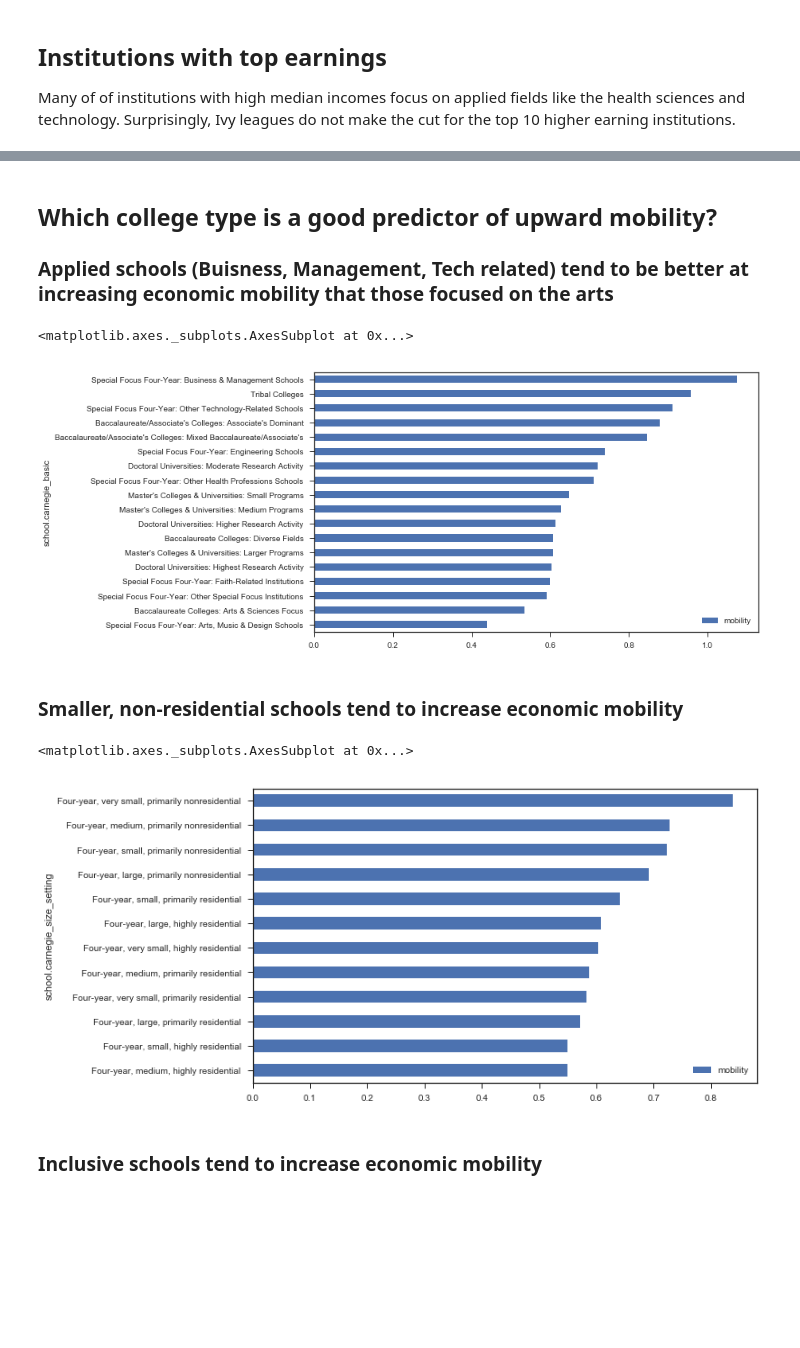
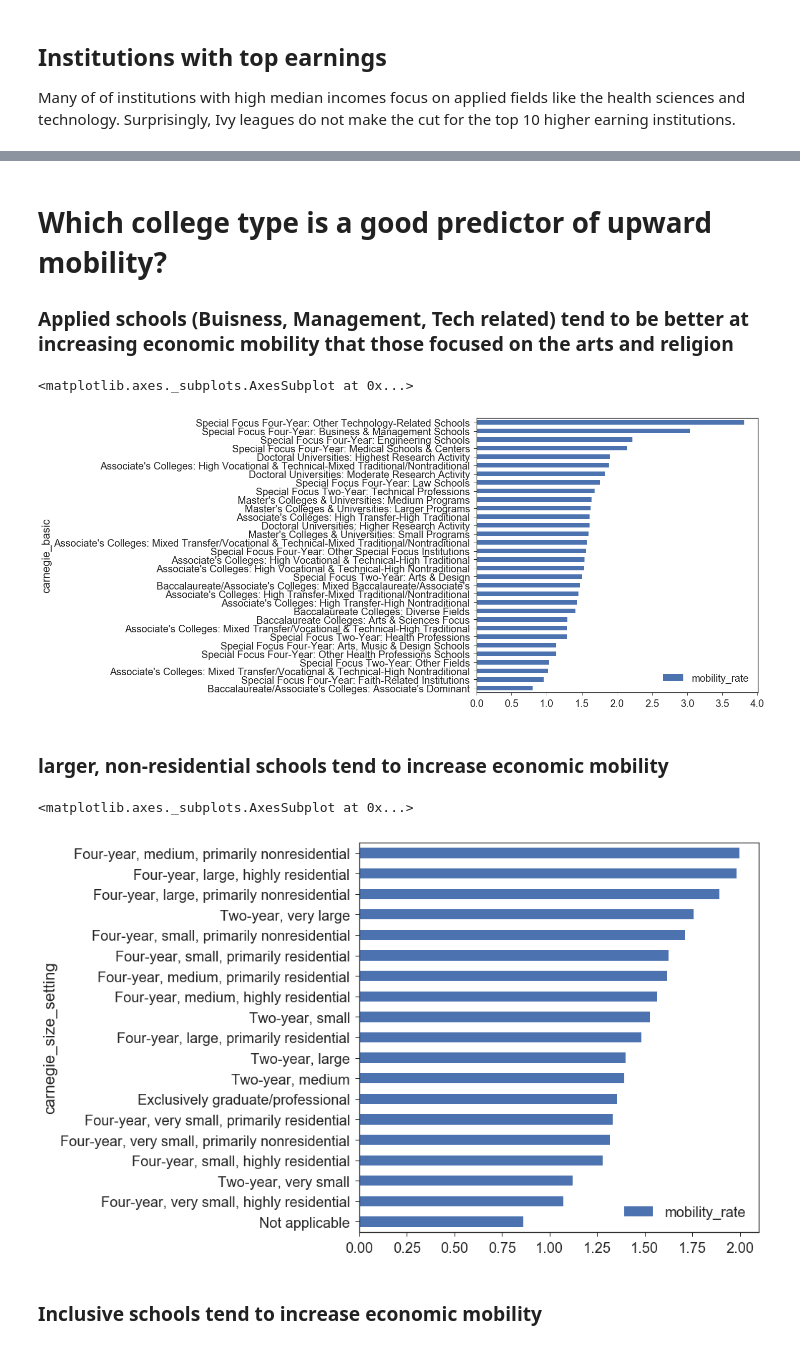
Before and after one commit to tjogesh/CollegeUpwardMobility, a Jupyter notebook: CollegeUpwardMobility.ipynb, the cells around one changed output, grey strips where cells are left out. Saved outputs shown, nothing was run; the diff lists cells and outputs as text; code cells hidden in the pictures; blank space fills up the shorter version.

```diff
--- a/CollegeUpwardMobility.ipynb
+++ b/CollegeUpwardMobility.ipynb
@@ -379,0 +222,4 @@ df_2009_ug.sort_values('debt_income_ratio', ascending =False)[['school.name_x','
+# %%
+mobility_EOP = pd.read_csv("http://www.equality-of-opportunity.org/data/college/mrc_table1.csv")
+#combing dataframes by either names or id -- neither is consistant amongst the two dataframes
+allschools_EOP_df= pd.merge(allschools_df, mobility_EOP, left_on='super_opeid', right_on='super_opeid')
@@ -379,0 +259,3 @@ df_2009_ug.sort_values('debt_income_ratio', ascending =False)[['school.name_x','
+# %%
+#main dataset
+df_2013_full = pd.merge(df_2013_imputed, allschools_EOP_df, left_on='id', right_on='id')
@@ -379,0 +264,5 @@ df_2009_ug.sort_values('debt_income_ratio', ascending =False)[['school.name_x','
+# %%
+
+colnames = pd.read_csv('colnames.csv')
+colnames_dict = dict(zip(colnames['old'], colnames['new']))
+df_2013_full.rename(columns=colnames_dict, inplace=True)
@@ -379,0 +271,26 @@ df_2009_ug.sort_values('debt_income_ratio', ascending =False)[['school.name_x','
+# %%
+#minority_serving
+df_2013_full['minority_serving']= \
+df_2013_full['minority_serving_hispanic']+ \
+df_2013_full['minority_serving_predominantly_black']+ \
+df_2013_full['minority_serving_historically_black']+ \
+df_2013_full['minority_serving_tribal']+ \
+df_2013_full['minority_serving_aanipi']+ \
+df_2013_full['minority_serving_annh']
+#df_2013_full['minority_serving'][df_2013_full.minority_serving>1]=1
+
+# % underrep moniorities
+df_2013_full['underrep_minorities'] = \
+df_2013_full['prop_black'] +\
+df_2013_full['prop_hispanic'] + \
+df_2013_full['prop_pacific_islander'] + \
+df_2013_full['prop_native_american'] \
+
+#calculate how much more students earn on average after attending the college
+df_2013_full['debt_income_ratio'] = \
+df_2013_full['median_debt_completers_overall']/df_2013_full['median_earnings_in_10_yrs']
+
+# % underrep moniorities in neighbourhood
+df_2013_full['underrep_minorities_census'] = \
+df_2013_full['prop_black_homes_in_neighborhood'] +\
+df_2013_full['prop_hispanic_homes_in_neighborhood']
@@ -430,21 +710,21 @@ See the caveats in the documentation: http://pandas.pydata.org/pandas-docs/stabl
 # %% [markdown]
-## Which college type is a good predictor of upward mobility?
+# Which college type is a good predictor of upward mobility?
 
-### Applied schools (Buisness, Management, Tech related) tend to be better at increasing economic mobility that those focused on the arts
+### Applied schools (Buisness, Management, Tech related) tend to be better at increasing economic mobility that those focused on the arts and religion
 # %%
-df_2009_ug[['school.carnegie_basic','mobility']].groupby('school.carnegie_basic').median(). \
-sort_values('mobility').plot(kind='barh', figsize=(10, 6))
+df_2013_full[['carnegie_basic','mobility_rate']].groupby('carnegie_basic').median(). \
+sort_values('mobility_rate').plot(kind='barh', figsize=(10, 10))
 # %% [output]
 <matplotlib.axes._subplots.AxesSubplot at 0x...>
-[figure, old version]
+[figure, new version]
 # %% [markdown]
-### Smaller, non-residential schools tend to increase economic mobility
+### larger, non-residential schools tend to increase economic mobility
 # %%
-df_2009_ug[['school.carnegie_size_setting','mobility']].groupby('school.carnegie_size_setting').median(). \
-sort_values('mobility').plot(kind='barh', figsize=(10, 6))
+df_2013_full[['carnegie_size_setting','mobility_rate']].groupby('carnegie_size_setting').median(). \
+sort_values('mobility_rate').plot(kind='barh', figsize=(10, 10))
 # %% [output]
 <matplotlib.axes._subplots.AxesSubplot at 0x...>
-[figure, old version]
+[figure, new version]
 # %% [markdown]
 ### Inclusive schools tend to increase economic mobility
 # %%
```
Also changed, not shown: parts of 107 cells of this notebook, 8 other files.
